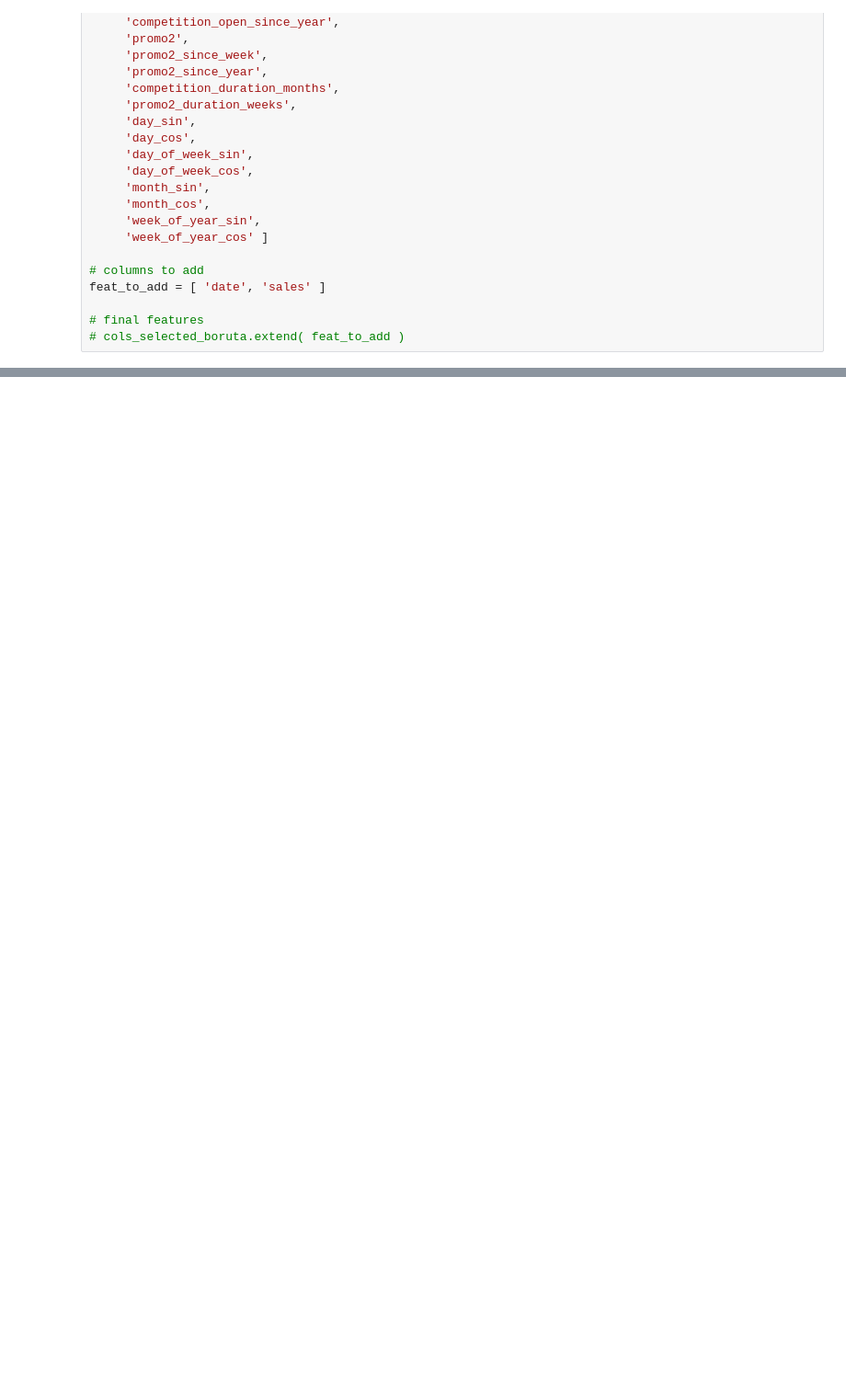
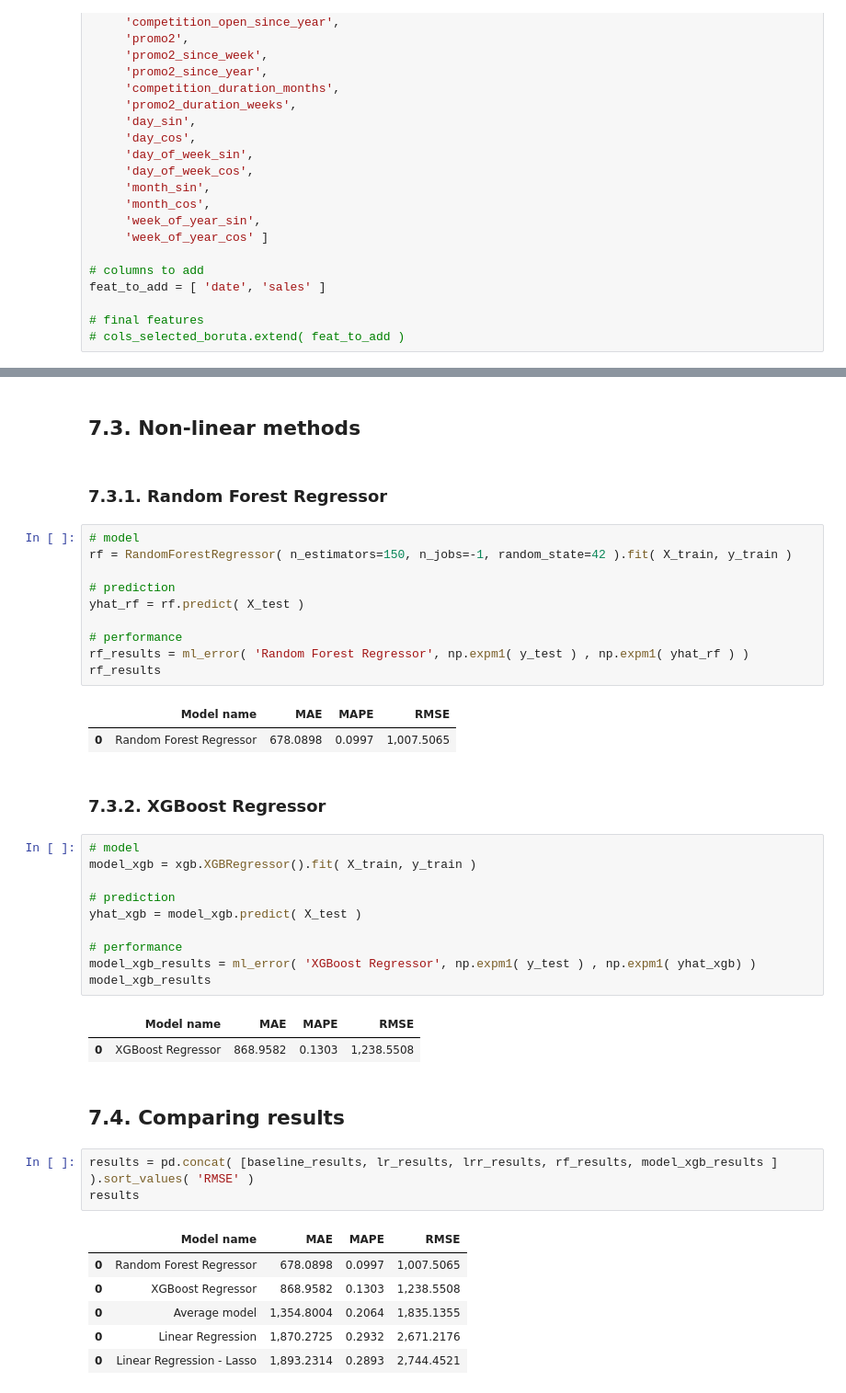
Before and after one commit to hfpmatheus/rossmann_store_sales, a Jupyter notebook: code.ipynb, the cells around one changed output, grey strips where cells are left out. Shown at 92% size. Cells and saved outputs as stored; diff of their text form; blank space fills up the shorter version.

Commit message:
non linear regression methods tested

```diff
--- a/code.ipynb
+++ b/code.ipynb
@@ -969,0 +971,44 @@ lrr_results
+# %% [markdown]
+## 7.3. Non-linear methods
+# %% [markdown]
+### 7.3.1. Random Forest Regressor
+# %%
+# model
+rf = RandomForestRegressor( n_estimators=150, n_jobs=-1, random_state=42 ).fit( X_train, y_train )
+
+# prediction
+yhat_rf = rf.predict( X_test )
+
+# performance
+rf_results = ml_error( 'Random Forest Regressor', np.expm1( y_test ) , np.expm1( yhat_rf ) )
+rf_results
+# %% [output]
+|  | Model name | MAE | MAPE | RMSE |
+| 0 | Random Forest Regressor | 678.0898 | 0.0997 | 1,007.5065 |
+# %% [markdown]
+### 7.3.2. XGBoost Regressor
+# %%
+# model
+model_xgb = xgb.XGBRegressor().fit( X_train, y_train )
+
+# prediction
+yhat_xgb = model_xgb.predict( X_test )
+
+# performance
+model_xgb_results = ml_error( 'XGBoost Regressor', np.expm1( y_test ) , np.expm1( yhat_xgb) )
+model_xgb_results
+# %% [output]
+|  | Model name | MAE | MAPE | RMSE |
+| 0 | XGBoost Regressor | 868.9582 | 0.1303 | 1,238.5508 |
+# %% [markdown]
+## 7.4. Comparing results
+# %%
+results = pd.concat( [baseline_results, lr_results, lrr_results, rf_results, model_xgb_results ] ).sort_values( 'RMSE' )
+results
+# %% [output]
+|  | Model name | MAE | MAPE | RMSE |
+| 0 | Random Forest Regressor | 678.0898 | 0.0997 | 1,007.5065 |
+| 0 | XGBoost Regressor | 868.9582 | 0.1303 | 1,238.5508 |
+| 0 | Average model | 1,354.8004 | 0.2064 | 1,835.1355 |
+| 0 | Linear Regression | 1,870.2725 | 0.2932 | 2,671.2176 |
+| 0 | Linear Regression - Lasso | 1,893.2314 | 0.2893 | 2,744.4521 |
```
Also changed, not shown: parts of 19 cells of this notebook.
